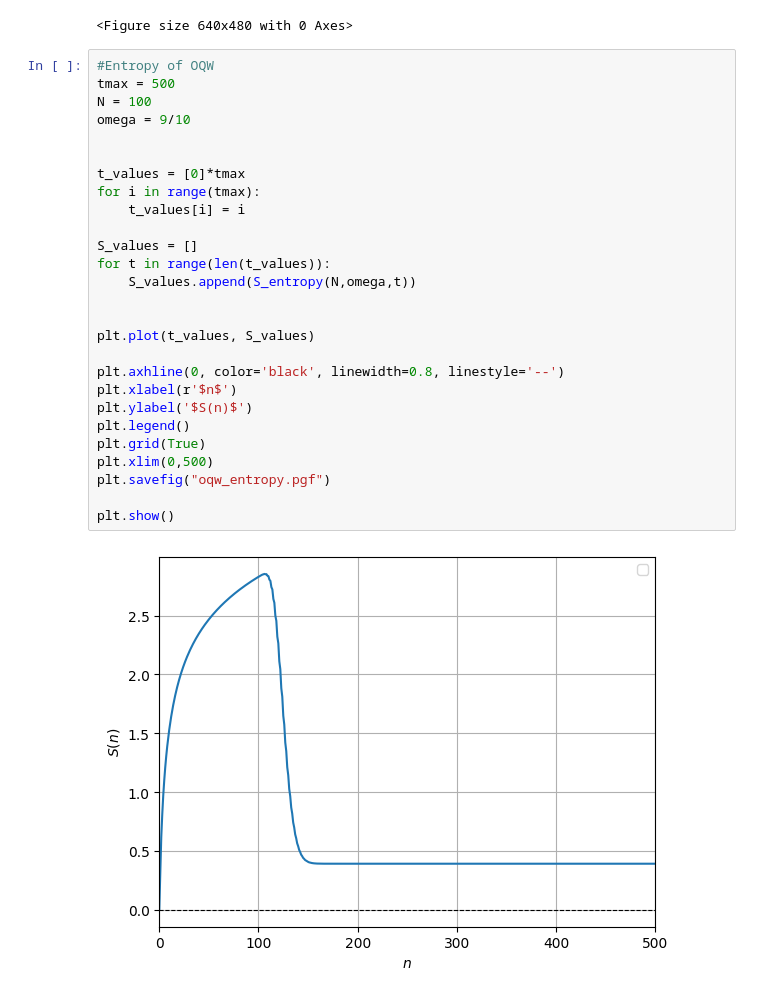
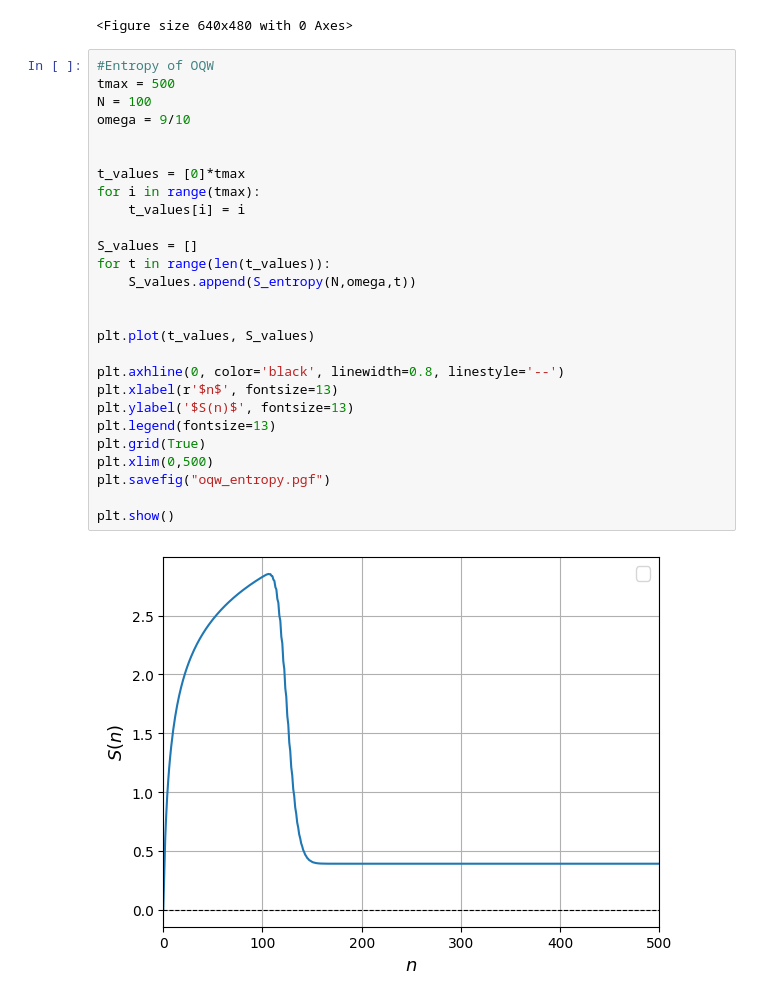
Before and after one commit to pedrolinckm/OQW-Thermodynamics, a Jupyter notebook: thermodynamics_oqw.ipynb, the cells around one changed output. Drawn from its saved outputs; the diff is of its cells as text.

```diff
--- a/thermodynamics_oqw.ipynb
+++ b/thermodynamics_oqw.ipynb
@@ -275,32 +298,32 @@ plt.savefig("analytic_oqw_entropy.pgf")
 # %%
 #Entropy of OQW
 tmax = 500
 N = 100
 omega = 9/10
 
 
 t_values = [0]*tmax
 for i in range(tmax):
     t_values[i] = i
 
 S_values = []
 for t in range(len(t_values)):
     S_values.append(S_entropy(N,omega,t))
 
 
 plt.plot(t_values, S_values)
 
 plt.axhline(0, color='black', linewidth=0.8, linestyle='--')
-plt.xlabel(r'$n$')
-plt.ylabel('$S(n)$')
-plt.legend()
+plt.xlabel(r'$n$', fontsize=13)
+plt.ylabel('$S(n)$', fontsize=13)
+plt.legend(fontsize=13)
 plt.grid(True)
 plt.xlim(0,500)
 plt.savefig("oqw_entropy.pgf")
 
 plt.show()
 # %% [output]
-[figure, old version]
+[figure, new version]
 # %%
 #Analytic Entropy of OQW
 N = 100
```
Also changed, not shown: parts of 9 cells of this notebook, 7 other files.
